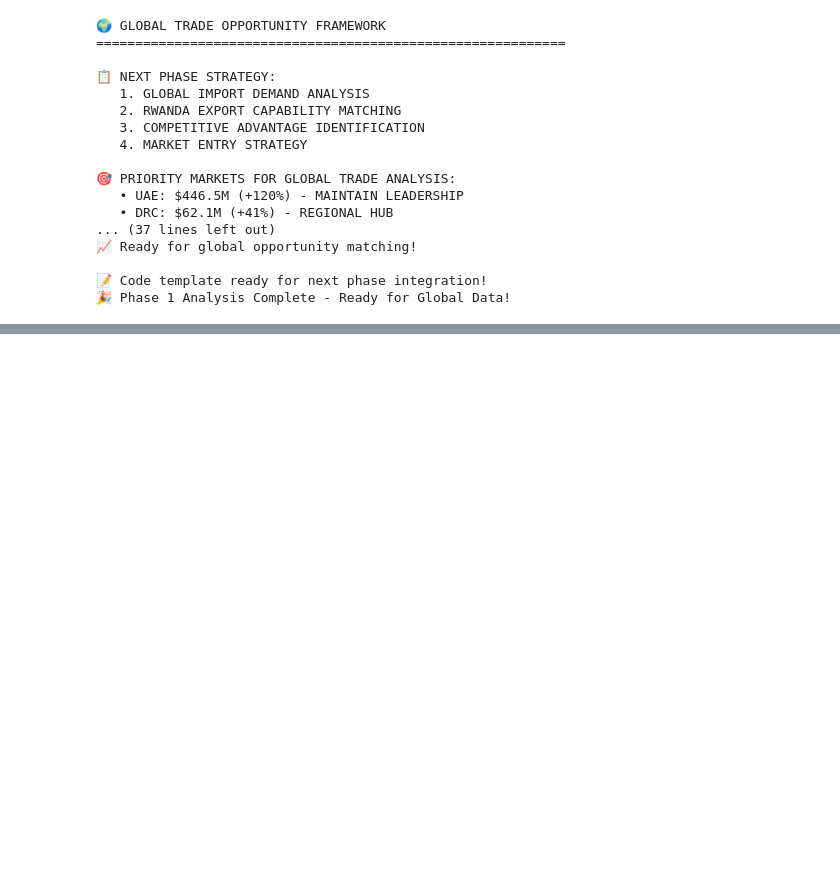
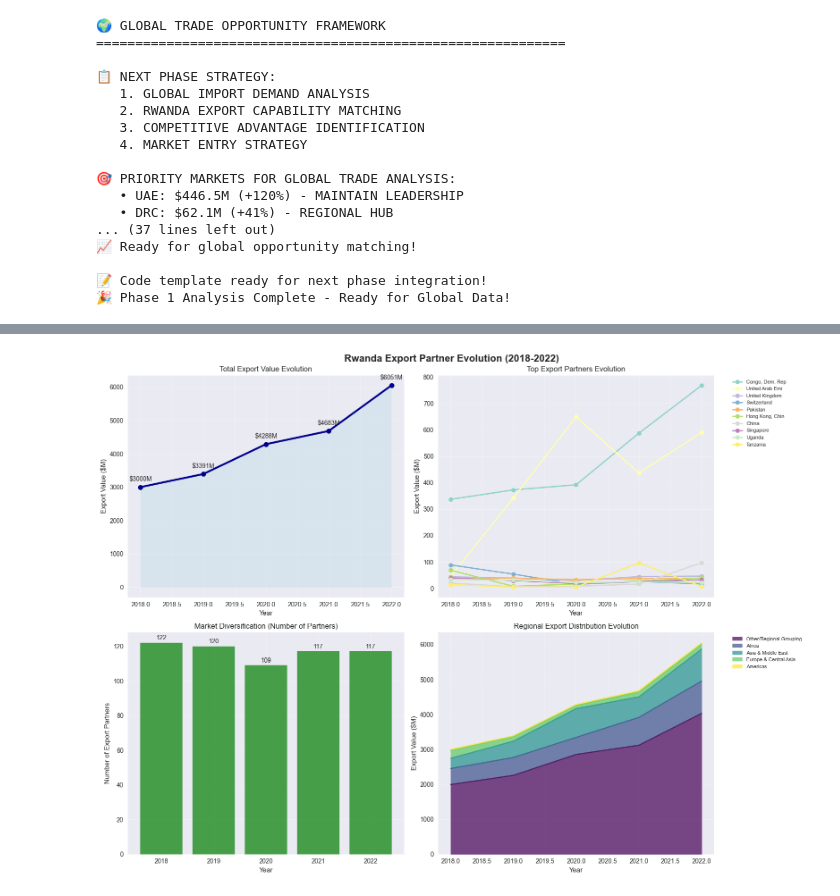
Before and after one commit to mangaorphy/NISR-HACKATON-2025, a Jupyter notebook: import_export.ipynb, the cells around one changed output, grey strips where cells are left out. Drawn from its saved outputs; the diff is of its cells as text; code cells hidden in the pictures; blank space fills up the shorter version.

Commit message:
Market analysis

```diff
--- a/import_export.ipynb
+++ b/import_export.ipynb
@@ -963,0 +1027,97 @@ print(f"🎉 Phase 1 Analysis Complete - Ready for Global Data!")
+# %%
+# Historical Market Evolution Visualization
+if wits_data is not None:
+
+    print("📈 CREATING HISTORICAL MARKET ANALYSIS DASHBOARD")
+    print("=" * 55)
+
+    # Create comprehensive historical dashboard
+    fig, ((ax1, ax2), (ax3, ax4)) = plt.subplots(2, 2, figsize=(16, 12))
+    fig.suptitle('Rwanda Export Partner Evolution (2018-2022)', fontsize=16, fontweight='bold')
+
+    # 1. Total exports trend over 5 years
+    yearly_data = yearly_summary.copy()
+    ax1.plot(yearly_data['Year'], yearly_data['Total_Exports_M'],
+             marker='o', linewidth=3, markersize=8, color='darkblue')
+    ax1.fill_between(yearly_data['Year'], yearly_data['Total_Exports_M'], alpha=0.3, color='lightblue')
+    ax1.set_title('Total Export Value Evolution')
+    ax1.set_xlabel('Year')
+    ax1.set_ylabel('Export Value ($M)')
+    ax1.grid(True, alpha=0.3)
+
+    # Add value labels
+    for _, row in yearly_data.iterrows():
+        ax1.annotate(f'${row["Total_Exports_M"]:.0f}M',
+                    (row['Year'], row['Total_Exports_M']),
+                    textcoords="offset points", xytext=(0,10), ha='center')
+
+    # 2. Top 10 partners over time (individual countries only)
+    top_partners_historical = country_data.groupby(['Year', 'Partner Name'])['Export_Value_Millions'].sum().reset_index()
+    top_10_overall = country_data.groupby('Partner Name')['Export_Value_Millions'].sum().nlargest(10).index
+
+    colors = plt.cm.Set3(np.linspace(0, 1, len(top_10_overall)))
+
+    for i, partner in enumerate(top_10_overall):
+        partner_data = top_partners_historical[top_partners_historical['Partner Name'] == partner]
+        ax2.plot(partner_data['Year'], partner_data['Export_Value_Millions'],
+                marker='o', label=partner[:15], color=colors[i], linewidth=2)
+
+    ax2.set_title('Top Export Partners Evolution')
+    ax2.set_xlabel('Year')
+    ax2.set_ylabel('Export Value ($M)')
+    ax2.legend(bbox_to_anchor=(1.05, 1), loc='upper left', fontsize=8)
+    ax2.grid(True, alpha=0.3)
+
+    # 3. Market diversification (number of partners)
+    ax3.bar(yearly_data['Year'], yearly_data['Unique_Partners'],
+            color='green', alpha=0.7, edgecolor='darkgreen')
+    ax3.set_title('Market Diversification (Number of Partners)')
+    ax3.set_xlabel('Year')
+    ax3.set_ylabel('Number of Export Partners')
+    ax3.grid(True, alpha=0.3)
+
+    # Add value labels
+    for _, row in yearly_data.iterrows():
+        ax3.text(row['Year'], row['Unique_Partners'] + 1,
+                f"{int(row['Unique_Partners'])}", ha='center', va='bottom')
+
+    # 4. Regional distribution evolution
+    regional_pivot = regional_analysis.pivot(index='Year', columns='Region', values='Export_Value_Millions')
+    regional_pivot = regional_pivot.fillna(0)
+
+    # Select top 5 regions by total value
+    top_regions = regional_pivot.sum().nlargest(5).index
+    regional_pivot_top = regional_pivot[top_regions]
+
+    regional_pivot_top.plot(kind='area', ax=ax4, alpha=0.7, colormap='viridis')
+    ax4.set_title('Regional Export Distribution Evolution')
+    ax4.set_xlabel('Year')
+    ax4.set_ylabel('Export Value ($M)')
+    ax4.legend(bbox_to_anchor=(1.05, 1), loc='upper left', fontsize=8)
+    ax4.grid(True, alpha=0.3)
+
+    plt.tight_layout()
+    plt.show()
+
+    print("📊 Historical Analysis Dashboard Created!")
+
+    # Key insights
+    print(f"\n🔍 KEY HISTORICAL INSIGHTS:")
+
+    # Growth analysis
+    cagr = ((yearly_data['Total_Exports_M'].iloc[-1] / yearly_data['Total_Exports_M'].iloc[0]) ** (1/4) - 1) * 100
+    print(f"   📈 Compound Annual Growth Rate (CAGR): {cagr:.1f}%")
+
+    # Partner diversification
+    partner_growth = ((yearly_data['Unique_Partners'].iloc[-1] / yearly_data['Unique_Partners'].iloc[0]) - 1) * 100
+    print(f"   🌍 Partner Diversification Growth: {partner_growth:.1f}%")
+
+    # Largest growth year
+    yearly_data['YoY_Growth'] = yearly_data['Total_Exports_M'].pct_change() * 100
+    max_growth_year = yearly_data.loc[yearly_data['YoY_Growth'].idxmax(), 'Year']
+    max_growth_rate = yearly_data['YoY_Growth'].max()
+    print(f"   🚀 Strongest Growth Year: {int(max_growth_year)} (+{max_growth_rate:.1f}%)")
+
+else:
+    print("❌ Cannot create historical visualizations - WITS data not available")
+# %% [output]
@@ -963,0 +1126 @@ print(f"🎉 Phase 1 Analysis Complete - Ready for Global Data!")
+[figure, added]
```
Also changed, not shown: parts of 9 cells of this notebook, 8 other files.
